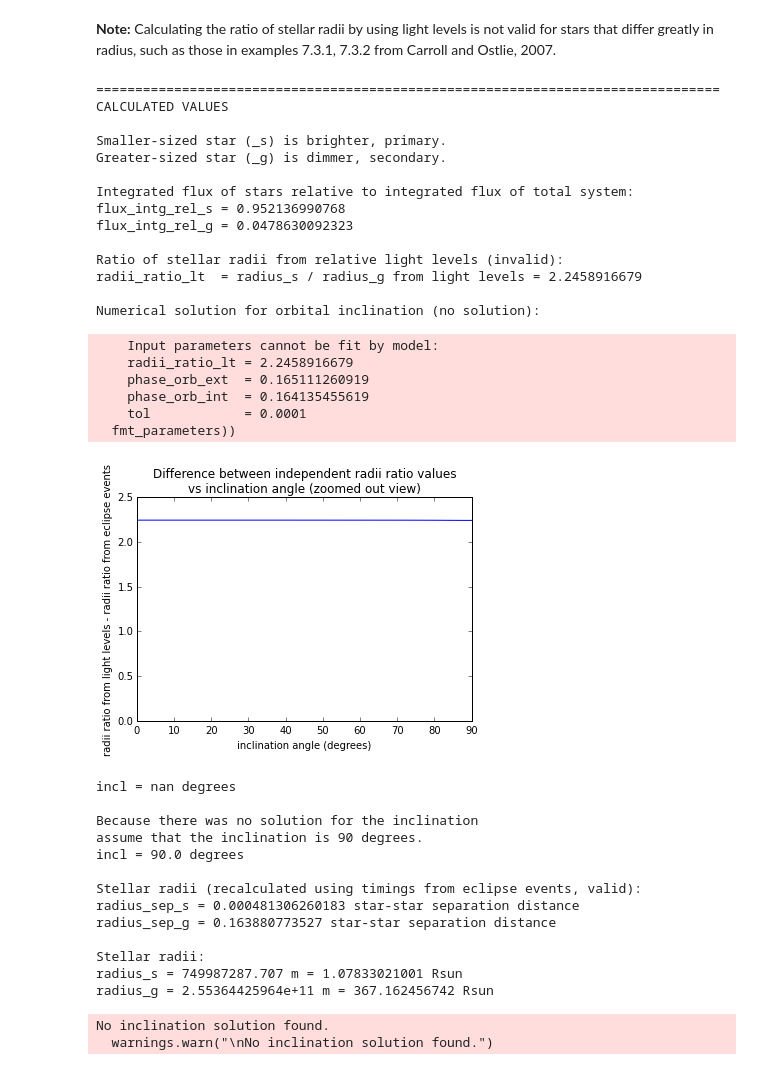
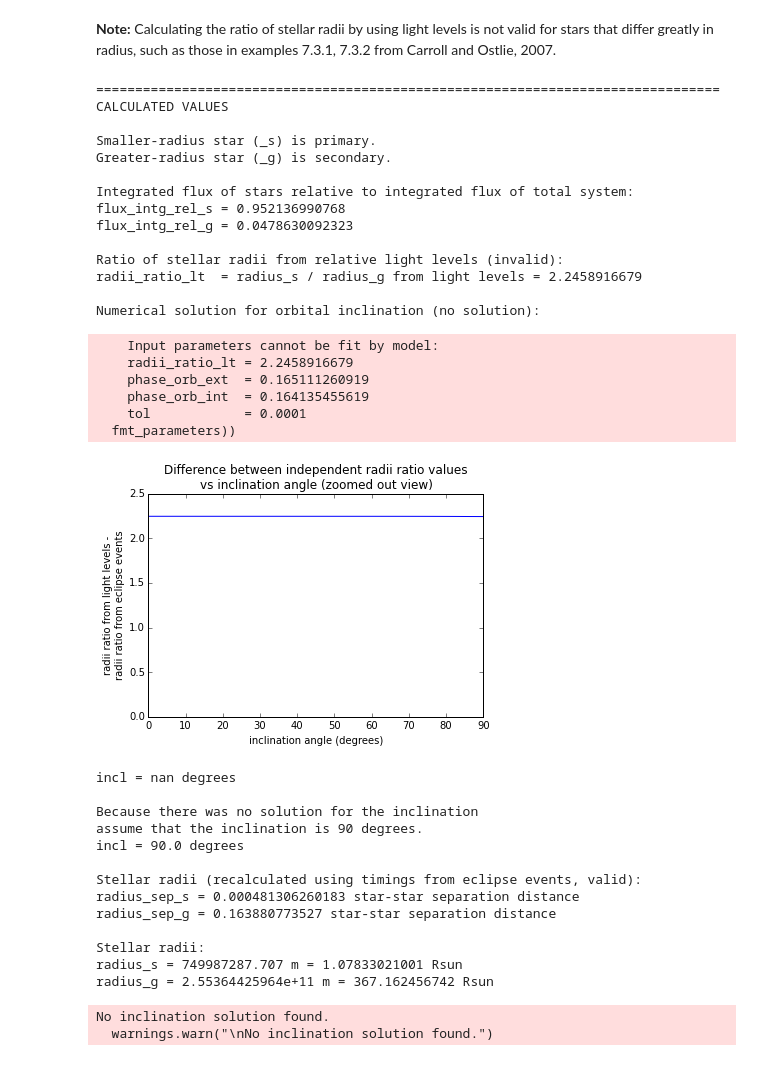
Before and after one commit to ccd-utexas/binstarsolver, a Jupyter notebook: examples/20150419T163000_binstarsolver_book_examples.ipynb, the cells around one changed output. Saved outputs shown, nothing was run; the diff lists cells and outputs as text; code cells hidden in the pictures.

```diff
--- a/examples/20150419T163000_binstarsolver_book_examples.ipynb
+++ b/examples/20150419T163000_binstarsolver_book_examples.ipynb
@@ -393,11 +422,12 @@ INFO: Tests complete. All tests passed.
 print(80*'=')
 print("CALCULATED VALUES")
 print()
-print("Smaller-sized star (_s) is brighter, primary.")
-print("Greater-sized star (_g) is dimmer, secondary.")
+print("Smaller-radius star (_s) is primary.")
+print("Greater-radius star (_g) is secondary.")
 print()
 print("Integrated flux of stars relative to integrated flux of total system:")
-(flux_intg_rel_s, flux_intg_rel_g) = bss.utils.calc_fluxes_intg_rel_from_light(light_oc=light_oc, light_ref=light_ref)
+(flux_intg_rel_s, flux_intg_rel_g) = \
+    bss.utils.calc_fluxes_intg_rel_from_light(light_oc=light_oc, light_ref=light_ref)
 print("flux_intg_rel_s = {firs}".format(firs=flux_intg_rel_s))
 print("flux_intg_rel_g = {firg}".format(firg=flux_intg_rel_g))
 print()
@@ -408,8 +438,10 @@ print()
 print("Numerical solution for orbital inclination (no solution):")
 phase_orb_ext = bss.utils.calc_phase_orb_from_time_period(time_event=t4, period=period, time_mideclipse=t0)
 phase_orb_int = bss.utils.calc_phase_orb_from_time_period(time_event=t3, period=period, time_mideclipse=t0)
-incl_rad = bss.utils.calc_incl_from_radii_ratios_phase_incl(radii_ratio_lt=radii_ratio_lt, phase_orb_ext=phase_orb_ext,
-                                                            phase_orb_int=phase_orb_int, show_plots=True)
+incl_rad = \
+    bss.utils.calc_incl_from_radii_ratios_phase_incl(
+        radii_ratio_lt=radii_ratio_lt, phase_orb_ext=phase_orb_ext,
+        phase_orb_int=phase_orb_int, show_plots=True)
 print("incl = {incl} degrees".format(incl=np.rad2deg(incl_rad)))
 print()
 if incl_rad is np.nan:
@@ -421,38 +453,39 @@ print()
 print("Stellar radii (recalculated using timings from eclipse events, valid):")
 sep_proj_ext = bss.utils.calc_sep_proj_from_incl_phase(incl=incl_rad, phase_orb=phase_orb_ext)
 sep_proj_int = bss.utils.calc_sep_proj_from_incl_phase(incl=incl_rad, phase_orb=phase_orb_int)
-(radius_sep_s, radius_sep_g) = bss.utils.calc_radii_sep_from_seps(sep_proj_ext=sep_proj_ext, sep_proj_int=sep_proj_int)
+(radius_sep_s, radius_sep_g) = \
+    bss.utils.calc_radii_sep_from_seps(sep_proj_ext=sep_proj_ext, sep_proj_int=sep_proj_int)
 print("radius_sep_s = {rs} star-star separation distance".format(rs=radius_sep_s))
 print("radius_sep_g = {rg} star-star separation distance".format(rg=radius_sep_g))
 print()
 print("Stellar radii:")
 sep = bss.utils.calc_sep_from_semimaj_axes(axis_1=axis_s, axis_2=axis_g)
 radius_s = bss.utils.calc_radius_from_radius_sep(radius_sep=radius_sep_s, sep=sep)
 radius_g = bss.utils.calc_radius_from_radius_sep(radius_sep=radius_sep_g, sep=sep)
 print("radius_s = {rs} m = {rssun} Rsun".format(rs=radius_s, rssun=radius_s/ast_con.R_sun.value))
 print("radius_g = {rg} m = {rgsun} Rsun".format(rg=radius_g, rgsun=radius_g/ast_con.R_sun.value))
 # %% [output]
 ================================================================================
 CALCULATED VALUES
 
-Smaller-sized star (_s) is brighter, primary.
-Greater-sized star (_g) is dimmer, secondary.
+Smaller-radius star (_s) is primary.
+Greater-radius star (_g) is secondary.
 
 Integrated flux of stars relative to integrated flux of total system:
 flux_intg_rel_s = 0.952136990768
 flux_intg_rel_g = 0.0478630092323
 
 Ratio of stellar radii from relative light levels (invalid):
 radii_ratio_lt  = radius_s / radius_g from light levels = 2.2458916679
 
 Numerical solution for orbital inclination (no solution):
     Input parameters cannot be fit by model:
     radii_ratio_lt = 2.2458916679
     phase_orb_ext  = 0.165111260919
     phase_orb_int  = 0.164135455619
     tol            = 0.0001
   fmt_parameters))
-[figure, old version]
+[figure, new version]
 incl = nan degrees
 
 Because there was no solution for the inclination
```
Also changed, not shown: parts of 16 cells of this notebook.
